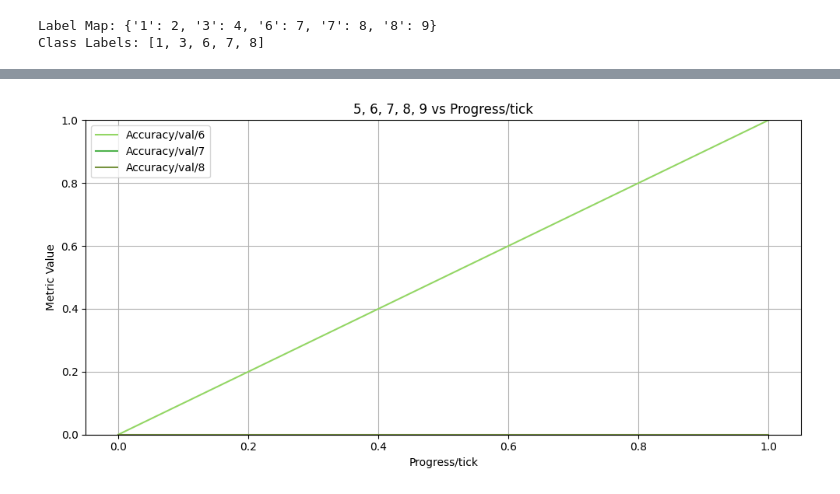
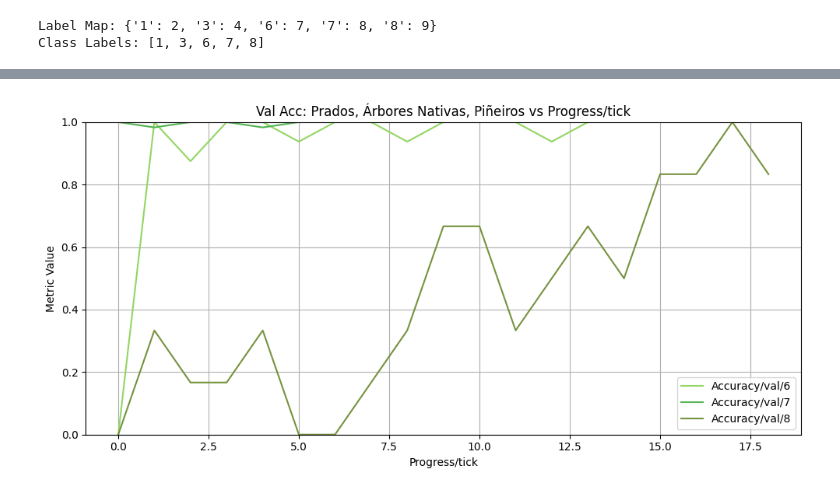
Before and after one commit to antongomez/Conditional-StyleGAN3, a Jupyter notebook: visualize.ipynb, the cells around one changed output, grey strips where cells are left out. Saved outputs shown, nothing was run; the diff lists cells and outputs as text; code cells hidden in the pictures.

```diff
--- a/visualize.ipynb
+++ b/visualize.ipynb
@@ -4,9 +4,12 @@
 import os
 
 dataset_name = f"ulla"
+seed = 42
 
-results_dir = f"training-runs/{dataset_name.upper()}_TRAIN"
-experiment_name = f"00000-stylegan3-t-{dataset_name}_train-gpus1-batch32-gamma0.125"
+dataset_file = dataset_name + "_train" + (f"_{seed}" if seed is not None else "")
+
+results_dir = f"training-runs/{dataset_file.upper()}"
+experiment_name = f"00002-stylegan3-t-{dataset_file}-gpus2-batch128-gamma0.125"
 
 file_name = "stats.jsonl"
 training_options_file_name = "training_options.json"
@@ -169,48 +147,26 @@ plot_accuracies(
+# %%
+class_names_map = ["Auga", "Terra", "Pedras", "Asfalto", "Formigón", "Tellados", "Prados", "Árbores Nativas", "Piñeiros", "Eucaliptos"]
 # %%
-if "oitaven" in experiment_name:
-    minority_class_labels = [1, 2, 3, 4, 5]
-    colors = [class_colors[c] for c in minority_class_labels]
-    plot_metric(
-        metrics,
-        metrics=[f"Accuracy/val/{c}" for c in minority_class_labels],
-        x_axis="Progress/tick",
-        marker=None,
-        ylim=(0, 1),
-        colors=colors,
-        title="Terra, Pedras, Asfalto, Formigón, Tellados vs Progress/tick",
-    )
-    mayority_class_labels = [0, 6, 7, 8, 9]
-    colors = [class_colors[c] for c in mayority_class_labels]
-    plot_metric(
-        metrics,
-        metrics=[f"Accuracy/val/{c}" for c in mayority_class_labels],
-        x_axis="Progress/tick",
-        marker=None,
-        ylim=(0, 1),
-        colors=colors,
-        title="Auga, Prados, Árbores Nativas, Piñeiros, Eucaliptos vs Progress/tick",
-    )
-else:
-    first_class_labels = [0, 1, 2, 3, 4]
-    colors = [class_colors[c] for c in first_class_labels]
-    plot_metric(
-        metrics,
-        metrics=[f"Accuracy/val/{c}" for c in first_class_labels],
-        x_axis="Progress/tick",
-        marker=None,
-        ylim=(0, 1),
-        colors=colors,
-        title="0, 1, 2, 3, 4 vs Progress/tick",
-    )
-    last_class_labels = [5, 6, 7, 8, 9]
-    colors = [class_colors[c] for c in last_class_labels]
-    plot_metric(
-        metrics,
-        metrics=[f"Accuracy/val/{c}" for c in last_class_labels],
-        x_axis="Progress/tick",
-        marker=None,
-        ylim=(0, 1),
-        colors=colors,
-        title="5, 6, 7, 8, 9 vs Progress/tick",
-    )
+minority_class_labels = [1, 2, 3, 4, 5]
+colors = [class_colors[c] for c in minority_class_labels]
+plot_metric(
+    metrics,
+    metrics=[f"Accuracy/val/{c}" for c in minority_class_labels],
+    x_axis="Progress/tick",
+    marker=None,
+    ylim=(0, 1),
+    colors=colors,
+    title="Val Acc: " + ", ".join(class_name for i, class_name in enumerate(class_names_map) if i in minority_class_labels and i in class_labels) + " vs Progress/tick"
+)
+mayority_class_labels = [0, 6, 7, 8, 9]
+colors = [class_colors[c] for c in mayority_class_labels]
+plot_metric(
+    metrics,
+    metrics=[f"Accuracy/val/{c}" for c in mayority_class_labels],
+    x_axis="Progress/tick",
+    marker=None,
+    ylim=(0, 1),
+    colors=colors,
+    title="Val Acc: " + ", ".join(class_name for i, class_name in enumerate(class_names_map) if i in mayority_class_labels and i in class_labels) + " vs Progress/tick"
+)
 # %% [output]
@@ -218,2 +174,2 @@ else:
-[figure, old version]
+[figure, new version]
 # %%
```
Also changed, not shown: parts of 12 cells of this notebook, 1 other file.
